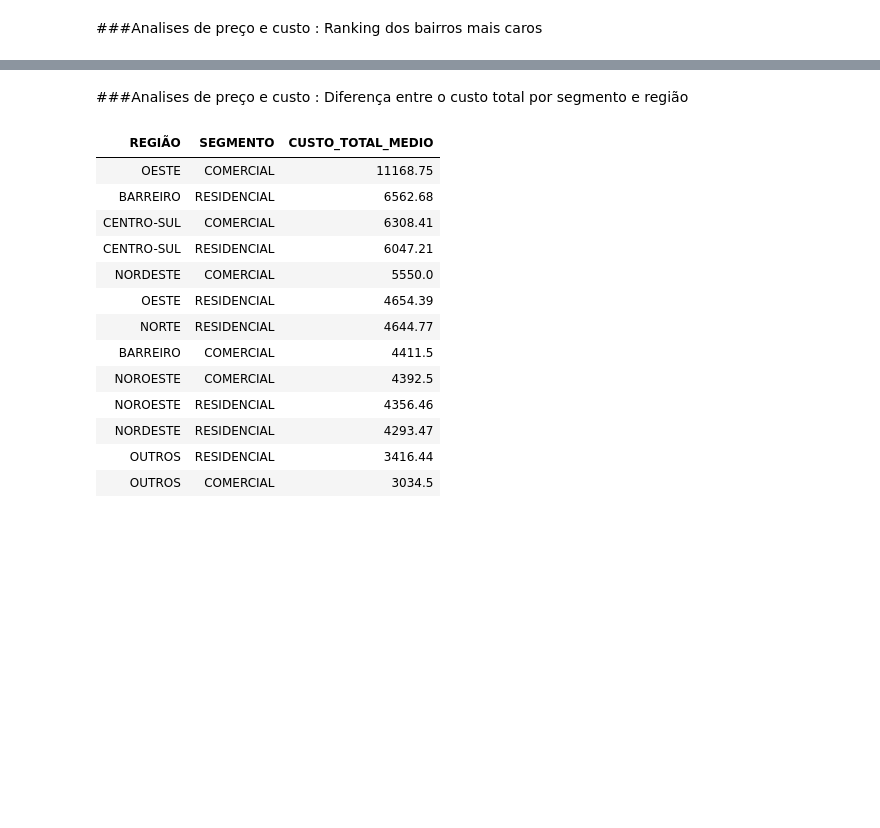
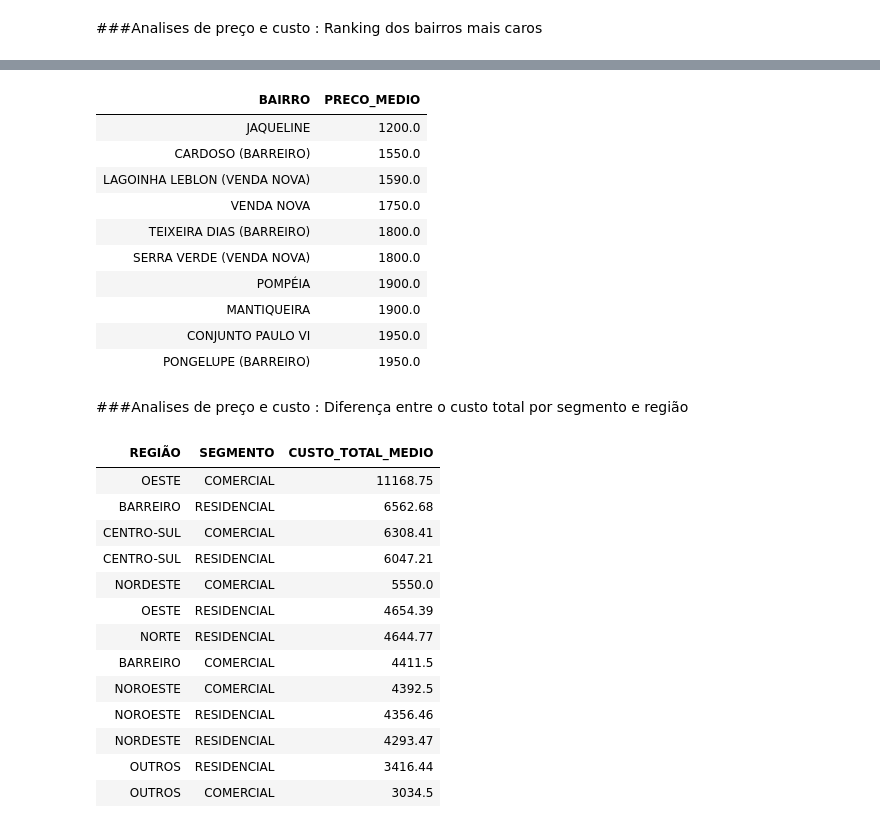
Before and after one commit to Cosme63/PROJETO_IMOVEIS, a Jupyter notebook: NOTEBOOK/03 - ZAP_GOLD.ipynb, the cells around one changed output, grey strips where cells are left out. Drawn from its saved outputs; the diff is of its cells as text; code cells hidden in the pictures; blank space fills up the shorter version.

Commit message:
NOTEBOOK: Atualização do notebook da camada zap_bronze

```diff
--- a/NOTEBOOK/03 - ZAP_GOLD.ipynb
+++ b/NOTEBOOK/03 - ZAP_GOLD.ipynb
@@ -185,6 +218,34 @@ logging.info("bairros gravado com sucesso na camada gold!")
 | CAMPO ALEGRE | 6500.0 |
 | FUNCIONÁRIOS | 6262.73 |
 [interactive output not drawn]
+# %%
+## Rank bairros mais baratos
+
+zap_bairros_baratos = zap_gold.filter(col("PRECO")<=1000000).groupBy("BAIRRO") \
+    .agg(mean("PRECO").alias("PRECO_MEDIO"))\
+    .withColumn("PRECO_MEDIO", round(col("PRECO_MEDIO"), 2))\
+    .orderBy(col("PRECO_MEDIO").asc())\
+    .limit(10)
+
+
+display(zap_bairros_baratos)
+
+zap_gold.write.format("delta").mode("append").option("mergeSchema", "true").save(f"{path_gold}/zap_bairros_baratos")
+logging.info("bairros baratos gravado com sucesso na camada gold!")
+
+zap_bairros_baratos.write.format("delta").mode("overwrite").option("mergeSchema", "true").saveAsTable("workspace.zap_imoveis.zap_bairros_baratos")
+# %% [output]
+| BAIRRO | PRECO_MEDIO |
+| JAQUELINE | 1200.0 |
+| CARDOSO (BARREIRO) | 1550.0 |
+| LAGOINHA LEBLON (VENDA NOVA) | 1590.0 |
+| VENDA NOVA | 1750.0 |
+| TEIXEIRA DIAS (BARREIRO) | 1800.0 |
+| SERRA VERDE (VENDA NOVA) | 1800.0 |
+| POMPÉIA | 1900.0 |
+| MANTIQUEIRA | 1900.0 |
+| CONJUNTO PAULO VI | 1950.0 |
+| PONGELUPE (BARREIRO) | 1950.0 |
 # %% [markdown]
 ###Analises de preço e custo :
 Diferença entre o custo total por segmento e região
```
Also changed, not shown: parts of 15 cells of this notebook, 2 other files.
